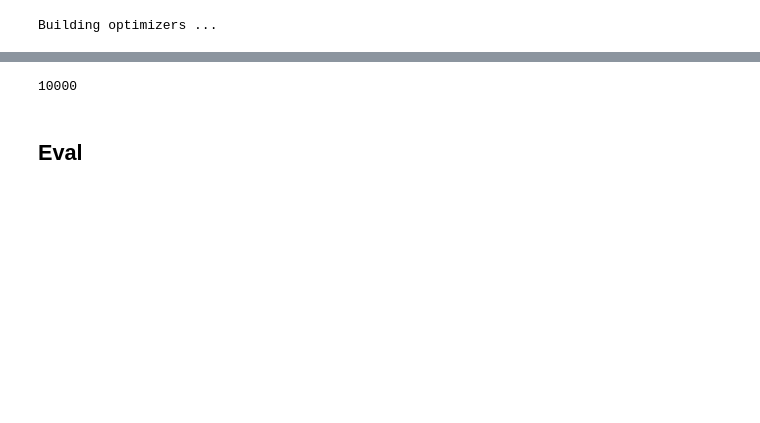
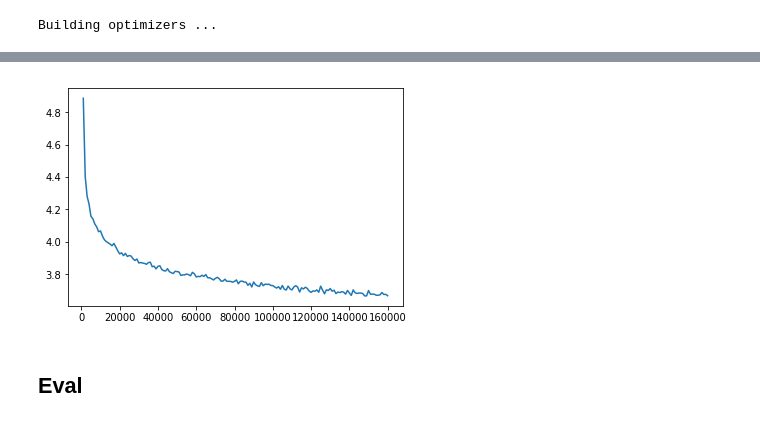
Before and after one commit to Rvbens/Chatbot-en-Espanol, a Jupyter notebook: Model and Training Nb.ipynb, the cells around one changed output, grey strips where cells are left out. Drawn from its saved outputs; the diff is of its cells as text; code cells hidden in the pictures; blank space fills up the shorter version.

```diff
--- a/Model and Training Nb.ipynb
+++ b/Model and Training Nb.ipynb
@@ -357,6 +367,7 @@ chkpt_dir = os.path.join(save_dir, "checkpoints")
 if train_from_zero:
     loadFilename = None
     total_iter = 0
+    loss_dict = {}
 else:
     if load_last_iter: #load last save
         chkpt = os.listdir(chkpt_dir)[-1]
@@ -389,6 +400,7 @@ if loadFilename:
     embedding.load_state_dict(checkpoint['embedding'])
     voc.__dict__ = checkpoint['voc_dict']
     total_iter = checkpoint["total_iter"]
+    loss_dict = checkpoint["loss"]
 
 print('Models built and ready to go!')
 # %% [output]
@@ -402,7 +414,7 @@ teacher_forcing_ratio = 0.99
 learning_rate = 4e-5
 decoder_learning_ratio = 5.0
 n_iteration = 10_000
-print_every = 2_000
+print_every = 1_000
 save_every = 10_000
 wd = 1e-4
 # %%
@@ -421,9 +433,15 @@ Building optimizers ...
 encoder.train()
 decoder.train()
 # Run training iterations
-for _ in range(6):
-#     print("Starting Training!")
+for _ in range(2):
+    print(f"No. iterations: {total_iter}")
     trainIters(voc, pairs, encoder, decoder, encoder_optimizer, decoder_optimizer,
                embedding, encoder_n_layers, decoder_n_layers, save_dir, n_iteration, batch_size,
                print_every, save_every, clip, corpus_name, loadFilename,total_iter)
+    total_iter+=n_iteration
+
+    with open("./data/loss_log.pkl", 'wb') as f:
+        loss_log[corpus_name] = loss_dict
+        pickle.dump(loss_log, f)
+    plot_loss(loss_dict)
 # %% [output]
@@ -446,4 +465,10 @@ KeyboardInterrupt:
-# %%
-total_iter
-# %% [output]
-10000
+# %%
+with open("./data/loss_log.pkl", 'wb') as f:
+    loss_log[corpus_name] = loss_dict
+    pickle.dump(loss_log, f)
+# %%
+#tres metodos de tratar la puntuacion, entrenado por 14 "epochs" con 4e4 y 2 con 4e5
+for k,v in loss_log.items():
+    plot_loss(v)
+# %% [output]
+[figure, added]
```
Also changed, not shown: parts of 10 cells of this notebook, 3 other files.
